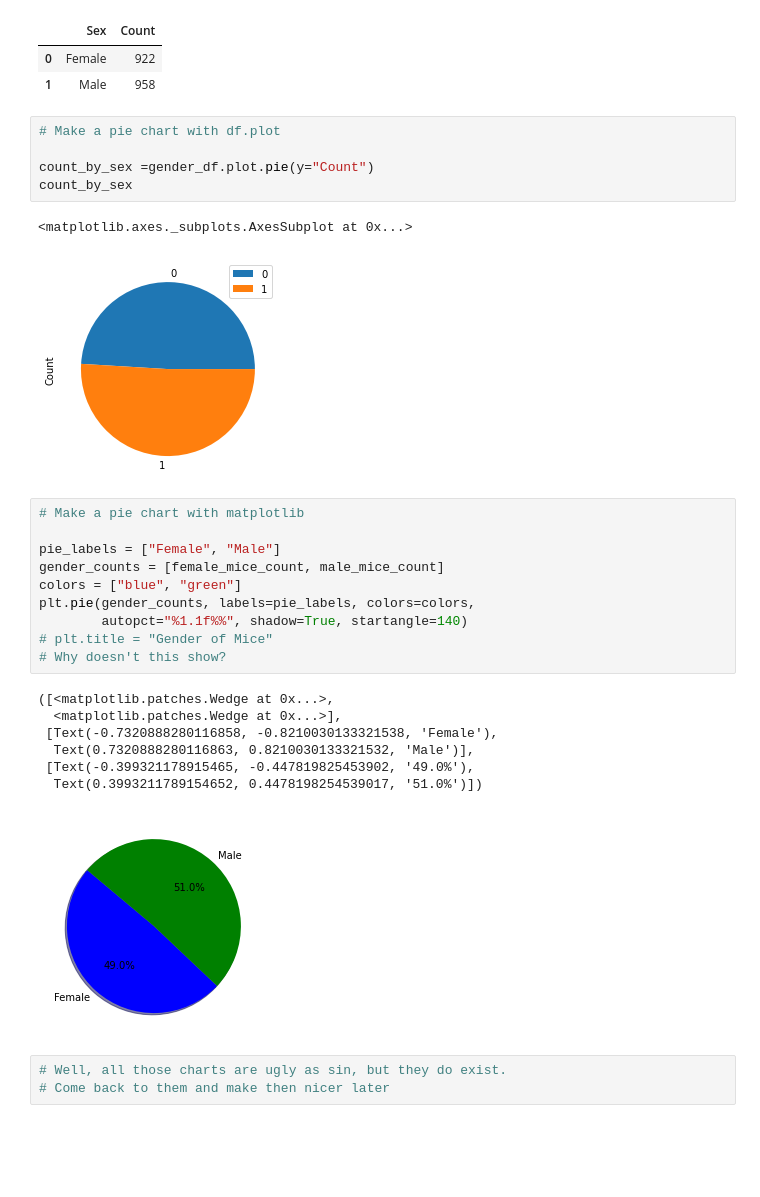
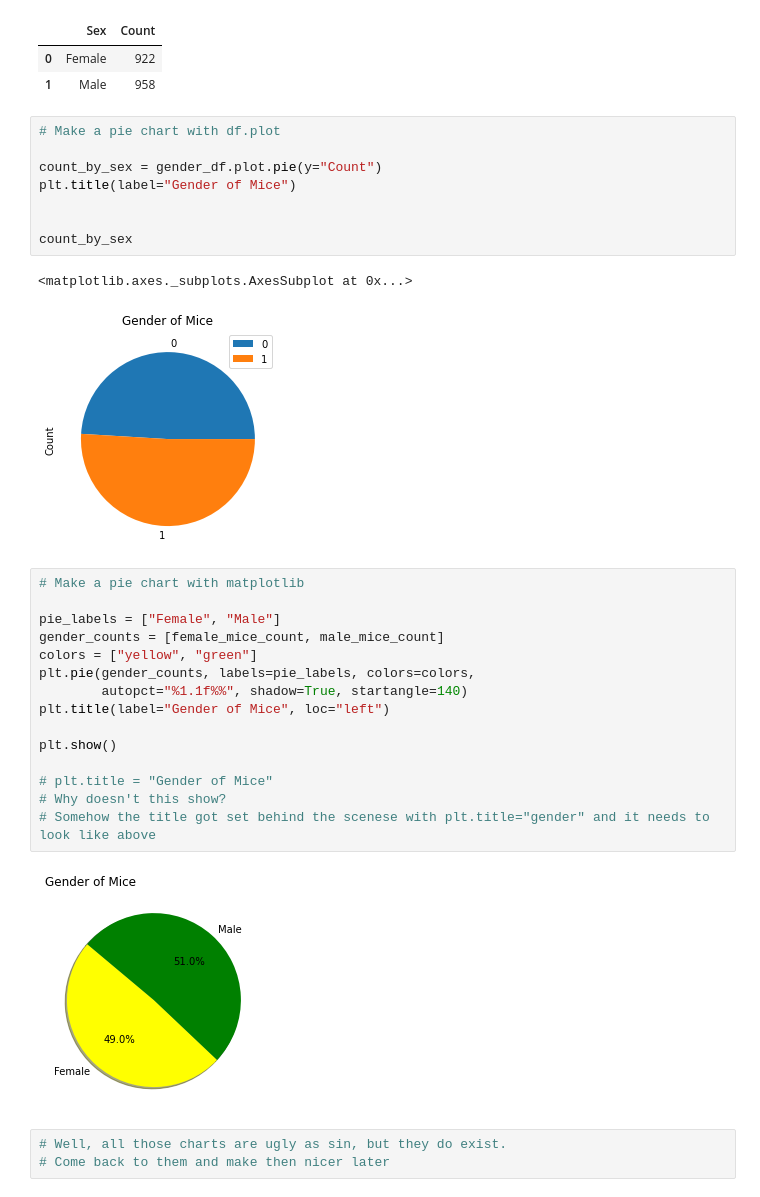
Before and after one commit to mel-c-lowe/MatPlotLib_Homework_05, a Jupyter notebook: Pymaceuticals.ipynb, the cells around one changed output. Drawn from its saved outputs; the diff is of its cells as text; blank space fills up the shorter version.

```diff
--- a/Pymaceuticals.ipynb
+++ b/Pymaceuticals.ipynb
@@ -246,29 +246,31 @@ gender_df
 # %%
 # Make a pie chart with df.plot
 
-count_by_sex =gender_df.plot.pie(y="Count")
+count_by_sex = gender_df.plot.pie(y="Count")
+plt.title(label="Gender of Mice")
+
+
 count_by_sex
 # %% [output]
 <matplotlib.axes._subplots.AxesSubplot at 0x...>
-[figure, old version]
+[figure, new version]
 # %%
 # Make a pie chart with matplotlib
 
 pie_labels = ["Female", "Male"]
 gender_counts = [female_mice_count, male_mice_count]
-colors = ["blue", "green"]
+colors = ["yellow", "green"]
 plt.pie(gender_counts, labels=pie_labels, colors=colors,
         autopct="%1.1f%%", shadow=True, startangle=140)
+plt.title(label="Gender of Mice", loc="left")
+
+plt.show()
+
 # plt.title = "Gender of Mice"
 # Why doesn't this show?
+# Somehow the title got set behind the scenese with plt.title="gender" and it needs to look like above
 # %% [output]
-([<matplotlib.patches.Wedge at 0x...>,
-  <matplotlib.patches.Wedge at 0x...>],
- [Text(-0.7320888280116858, -0.8210030133321538, 'Female'),
-  Text(0.7320888280116863, 0.8210030133321532, 'Male')],
- [Text(-0.399321178915465, -0.447819825453902, '49.0%'),
-  Text(0.3993211789154652, 0.4478198254539017, '51.0%')])
-[figure, old version]
+[figure, new version]
 # %%
 # Well, all those charts are ugly as sin, but they do exist.
 # Come back to them and make then nicer later
```
Also changed, not shown: parts of 6 cells of this notebook.
